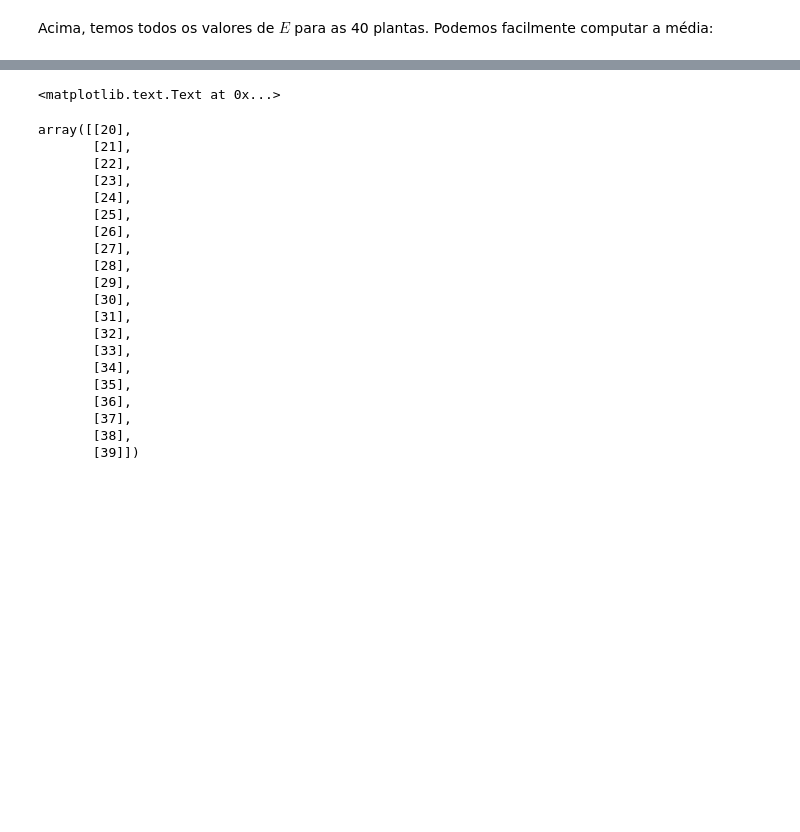
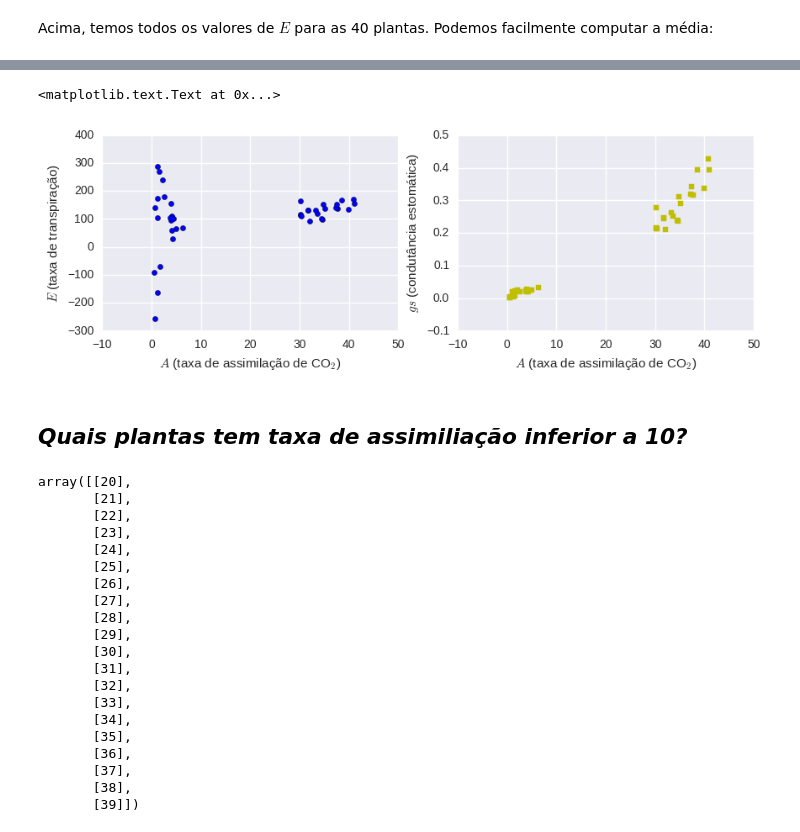
Before and after one commit to amandaortega/scipy-intro, a Jupyter notebook: 00._Aquecimento.ipynb, the cells around one changed output, grey strips where cells are left out. Drawn from its saved outputs; the diff is of its cells as text; code cells hidden in the pictures; blank space fills up the shorter version.

```diff
--- a/00._Aquecimento.ipynb
+++ b/00._Aquecimento.ipynb
@@ -187,4 +186,5 @@ pyplot.ylabel(u'$E$ (taxa de transpiração)')
 # %%
+pyplot.figure(figsize=(10,3))
 pyplot.subplot(1,2,1)
 pyplot.scatter(irga_day1[:,0], irga_day1[:,2])
 pyplot.xlabel(u'$A$ (taxa de assimilação de CO$_2$)')
@@ -200,4 +198,7 @@ pyplot.ylabel(u'$gs$ (condutância estomática)')
 <matplotlib.text.Text at 0x...>
+[figure, added]
+# %% [markdown]
+## *Quais plantas tem taxa de assimiliação inferior a 10?*
 # %%
 numpy.argwhere(irga_day1[:,0] < 10)
 # %% [output]
```
Also changed, not shown: parts of 44 cells of this notebook, 7 other files.
